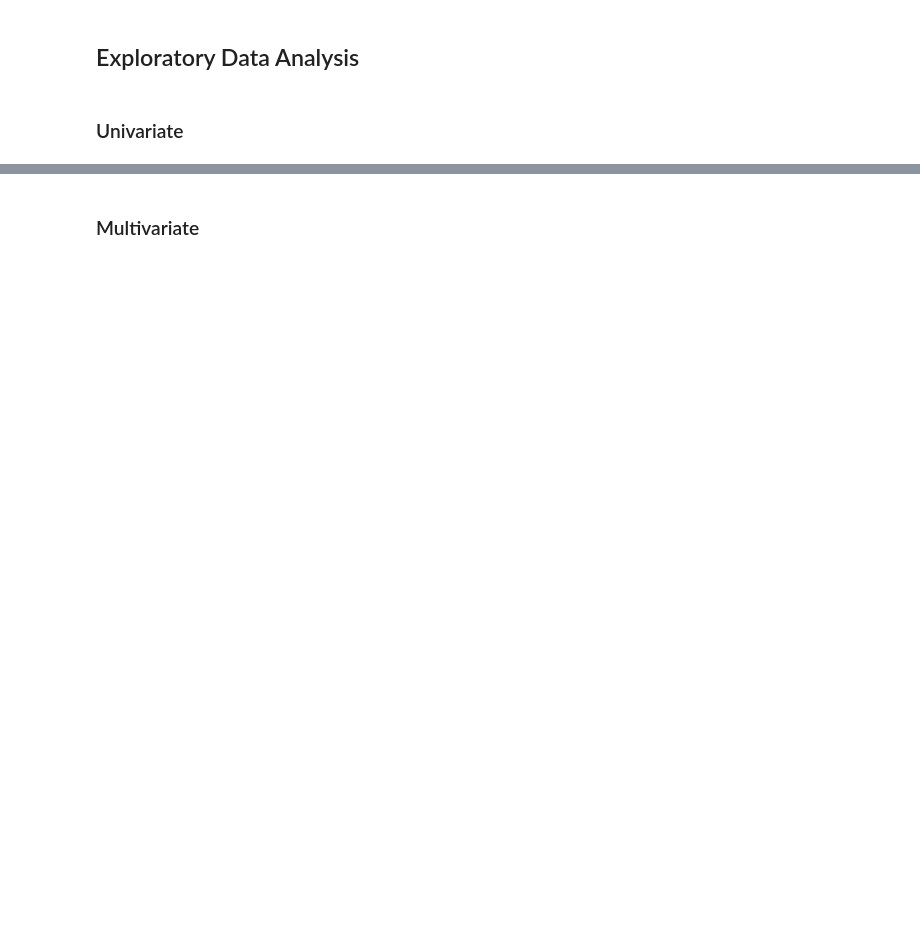
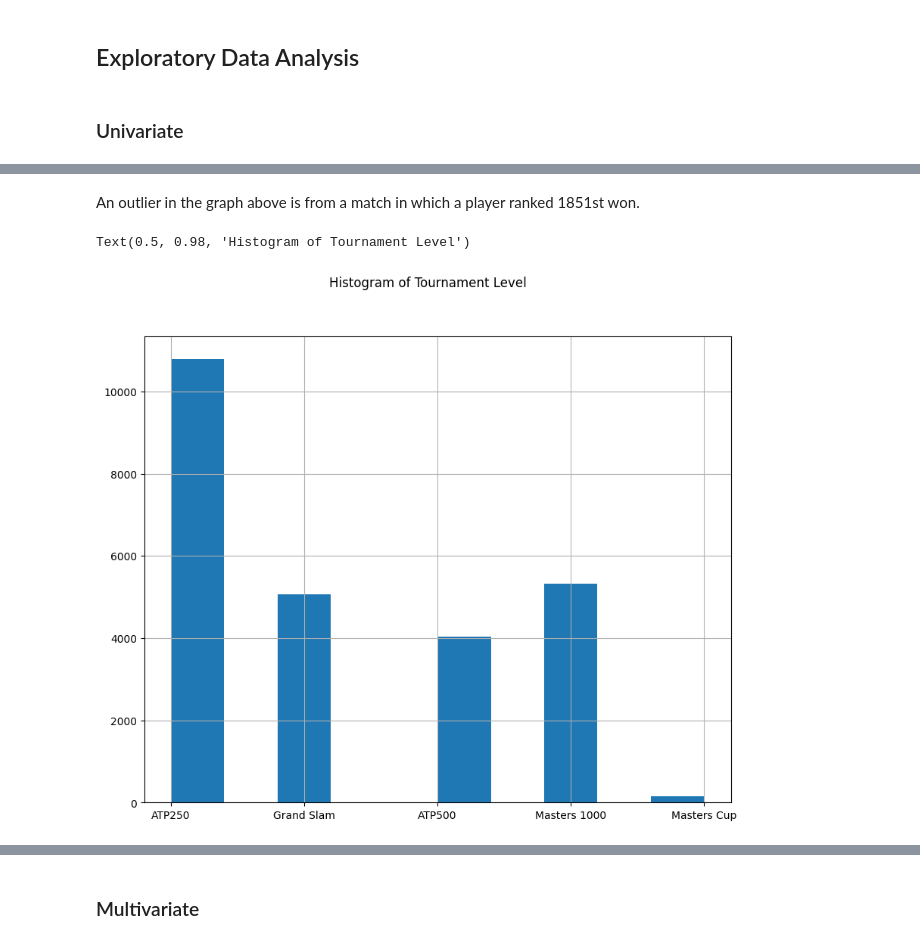
Before and after one commit to ldhaliwal/data-analysis, a Jupyter notebook: dataanalysis.ipynb, the cells around one changed output, grey strips where cells are left out. Drawn from its saved outputs; the diff is of its cells as text; code cells hidden in the pictures; blank space fills up the shorter version.

```diff
--- a/dataanalysis.ipynb
+++ b/dataanalysis.ipynb
@@ -85,0 +132,8 @@ df.head(10)
+# %% [markdown]
+An outlier in the graph above is from a match in which a player ranked 1851st won.
+# %%
+df["Series"].hist(figsize=(10, 8))
+plt.suptitle("Histogram of Tournament Level")
+# %% [output]
+Text(0.5, 0.98, 'Histogram of Tournament Level')
+[figure, added]
```
Also changed, not shown: parts of 15 cells of this notebook.
